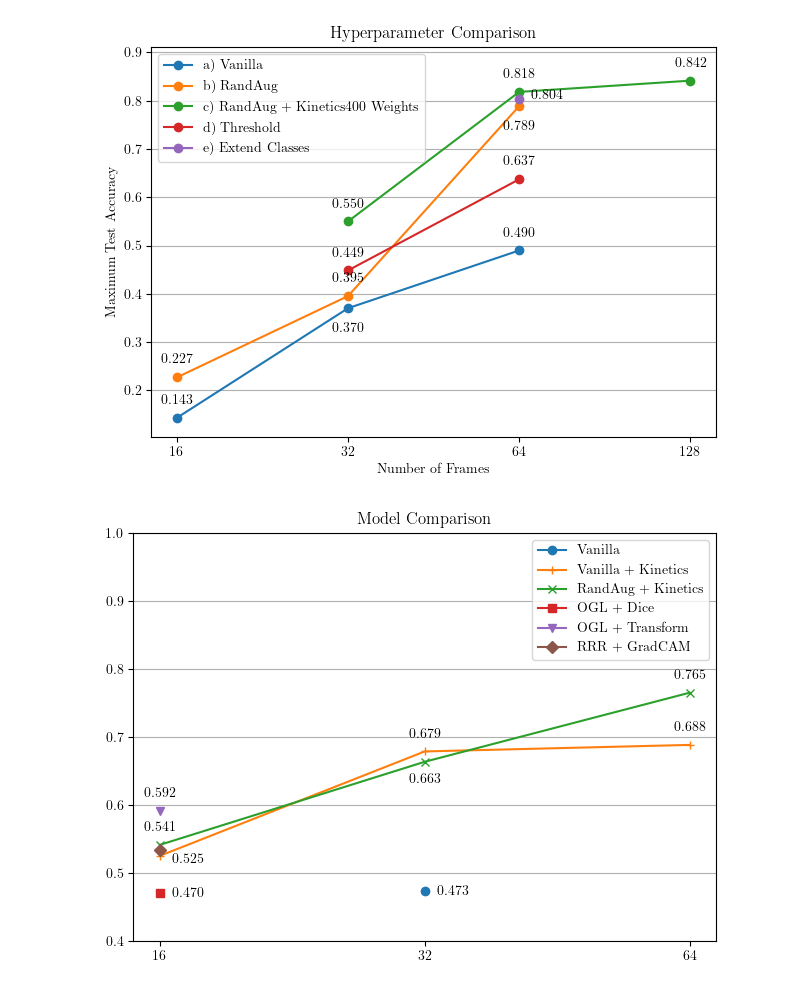
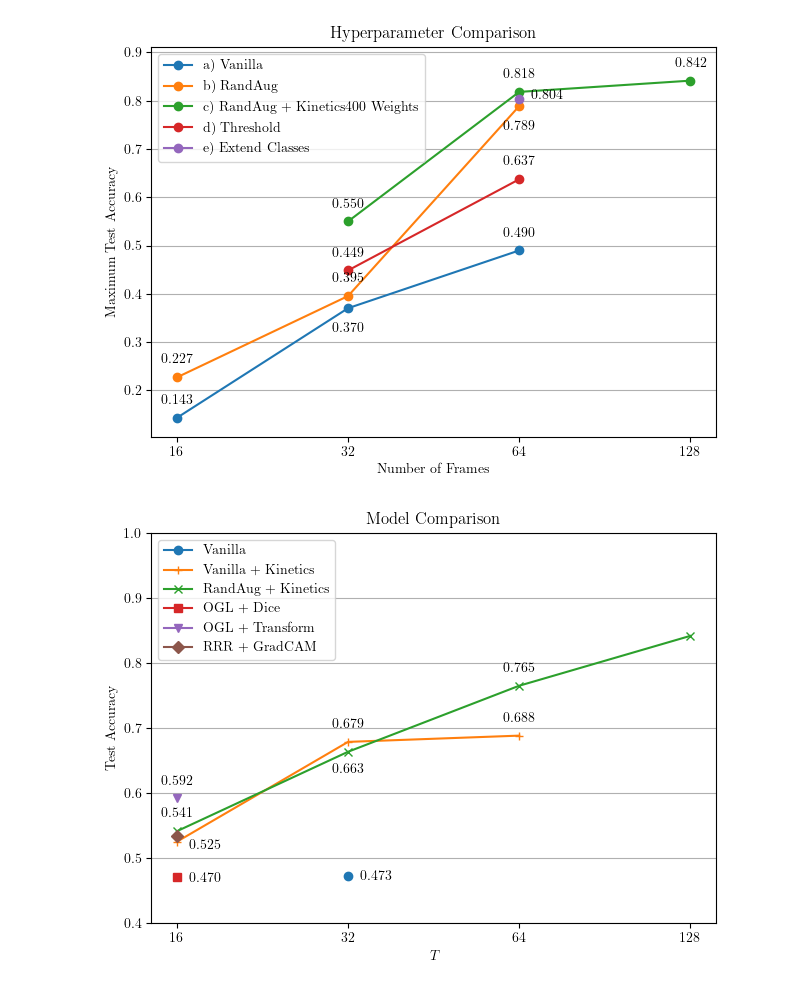
Before and after one commit to sirTomasson/diveslowlearnfast, a Jupyter notebook: notebooks/eval/Plot - Accuracy Number of Frames Relation.ipynb, the cells around one changed output. Cells and saved outputs as stored; diff of their text form; code cells hidden in the pictures.

```diff
--- a/notebooks/eval/Plot - Accuracy Number of Frames Relation.ipynb
+++ b/notebooks/eval/Plot - Accuracy Number of Frames Relation.ipynb
@@ -107,6 +107,7 @@ randaug_and_kinetics = [
     0.5413306451612904, # T = 16,
     0.6634615384615384, # T = 32
     0.7649746192893401, # T = 64
+    0.8416243654822335, # T = 128
 ]
 
 # Threshold = 300
@@ -131,34 +132,36 @@ rrr_grad = [
 
 plt.plot([1], vanilla, marker='o', label='Vanilla')
 plt.annotate(f'{vanilla[0]:.3f}', (1, vanilla[0]), textcoords="offset points", xytext=(20, -3), ha='center')
 
 plt.plot([0, 1, 2], vanilla_and_kinetics, marker='+', label='Vanilla + Kinetics')
 plt.annotate(f'{vanilla_and_kinetics[0]:.3f}', (0, vanilla_and_kinetics[0]), textcoords="offset points", xytext=(20, -5), ha='center')
 plt.annotate(f'{vanilla_and_kinetics[1]:.3f}', (1, vanilla_and_kinetics[1]), textcoords="offset points", xytext=(0, 10), ha='center')
 plt.annotate(f'{vanilla_and_kinetics[2]:.3f}', (2, vanilla_and_kinetics[2]), textcoords="offset points", xytext=(0, 10), ha='center')
 
-plt.plot([0, 1, 2], randaug_and_kinetics, marker='x', label='RandAug + Kinetics')
+plt.plot([0, 1, 2, 3], randaug_and_kinetics, marker='x', label='RandAug + Kinetics')
 plt.annotate(f'{randaug_and_kinetics[0]:.3f}', (0, randaug_and_kinetics[0]), textcoords="offset points", xytext=(0, 10), ha='center')
 plt.annotate(f'{randaug_and_kinetics[1]:.3f}', (1, randaug_and_kinetics[1]), textcoords="offset points", xytext=(0, -15), ha='center')
 plt.annotate(f'{randaug_and_kinetics[2]:.3f}', (2, randaug_and_kinetics[2]), textcoords="offset points", xytext=(0, 10), ha='center')
 
 
 plt.plot([0], ogl_and_dice, marker='s', label='OGL + Dice')
 plt.annotate(f'{ogl_and_dice[0]:.3f}', (0, ogl_and_dice[0]), textcoords="offset points", xytext=(20, -3), ha='center')
 
 plt.plot([0], ogl_transform, marker='v', label='OGL + Transform')
 plt.annotate(f'{ogl_transform[0]:.3f}', (0, ogl_transform[0]), textcoords="offset points", xytext=(0, 10), ha='center')
 
 
 plt.plot([0], rrr_grad, marker='D', label='RRR + GradCAM')
 
+plt.xlabel('$T$')
+plt.ylabel('Test Accuracy')
 plt.title('Model Comparison')
 plt.grid(True, axis='y', which='major')
-plt.xticks([0, 1, 2], ['16', '32', '64'])
+plt.xticks([0, 1, 2, 3], ['16', '32', '64', '128'])
 plt.ylim(0.4, 1.0)
 plt.tight_layout()
 plt.legend()
-plt.savefig('model_accuracies.pgf')
+plt.savefig('model_accuracies.png')
 plt.show()
 # %% [output]
-[figure, old version]
+[figure, new version]
```
Also changed, not shown: 2 other files.
